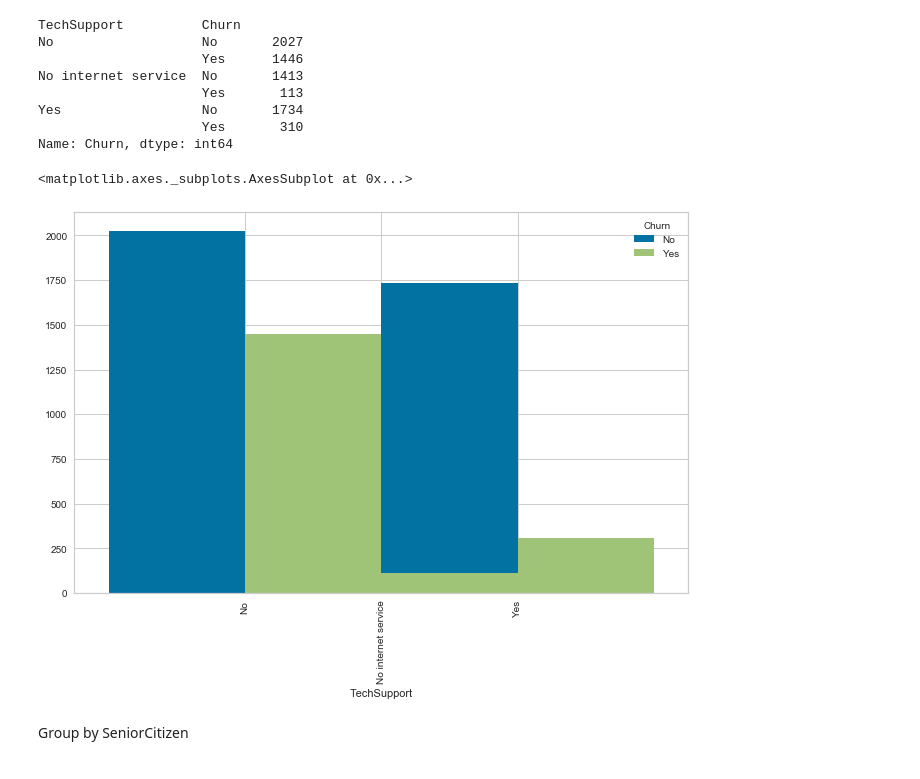
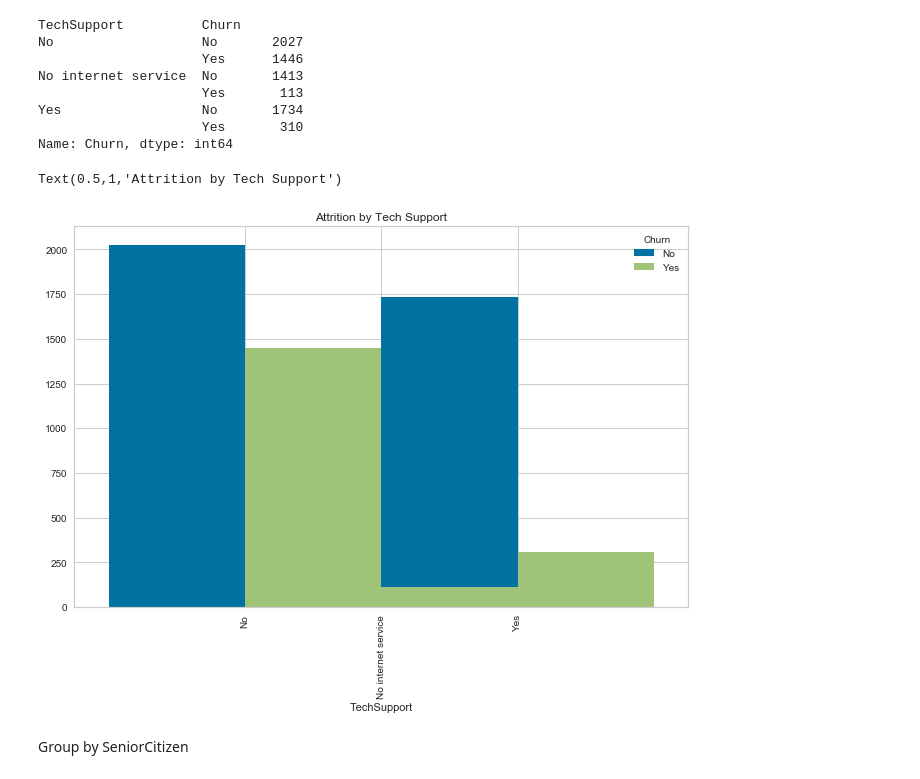
Before and after one commit to SammyOngaya/Customer-Churn-Prediction, a Jupyter notebook: predicting_customer_churn_with_random_forest.ipynb, the cells around one changed output. Drawn from its saved outputs; the diff is of its cells as text; code cells hidden in the pictures.

```diff
--- a/predicting_customer_churn_with_random_forest.ipynb
+++ b/predicting_customer_churn_with_random_forest.ipynb
@@ -175,10 +175,10 @@ Yes                  No       1734
                      Yes       310
 Name: Churn, dtype: int64
 # %%
-data.groupby(['TechSupport','Churn'])['Churn'].count().unstack().plot.bar(width=2,figsize=(11, 7))
+data.groupby(['TechSupport','Churn'])['Churn'].count().unstack().plot.bar(width=2,figsize=(11, 7)).set_title('Attrition by Tech Support')
 # %% [output]
-<matplotlib.axes._subplots.AxesSubplot at 0x...>
+Text(0.5,1,'Attrition by Tech Support')
-[figure, old version]
+[figure, new version]
 # %% [markdown]
 Group by SeniorCitizen
 # %%
```
Also changed, not shown: parts of 39 cells of this notebook.
